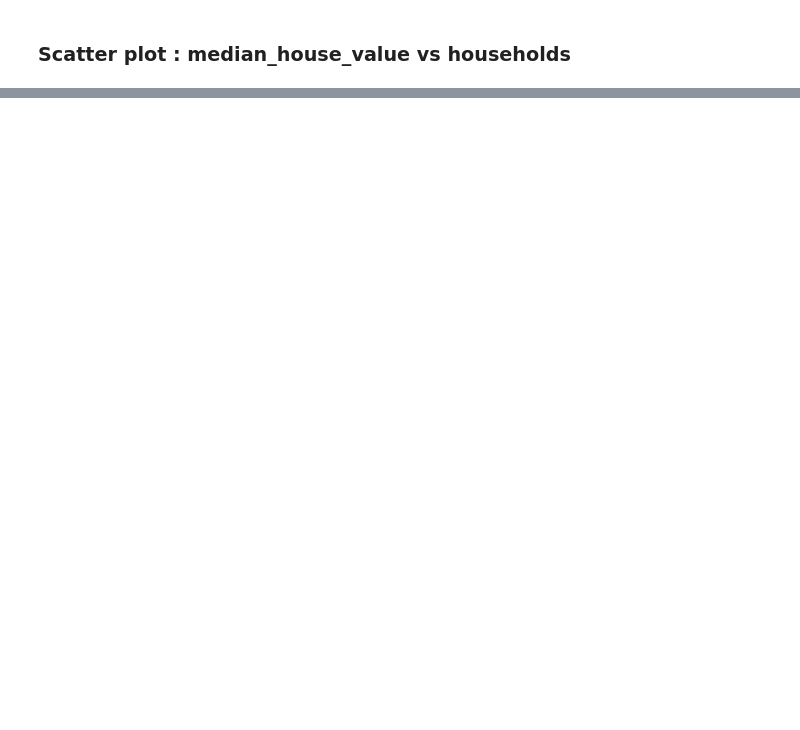
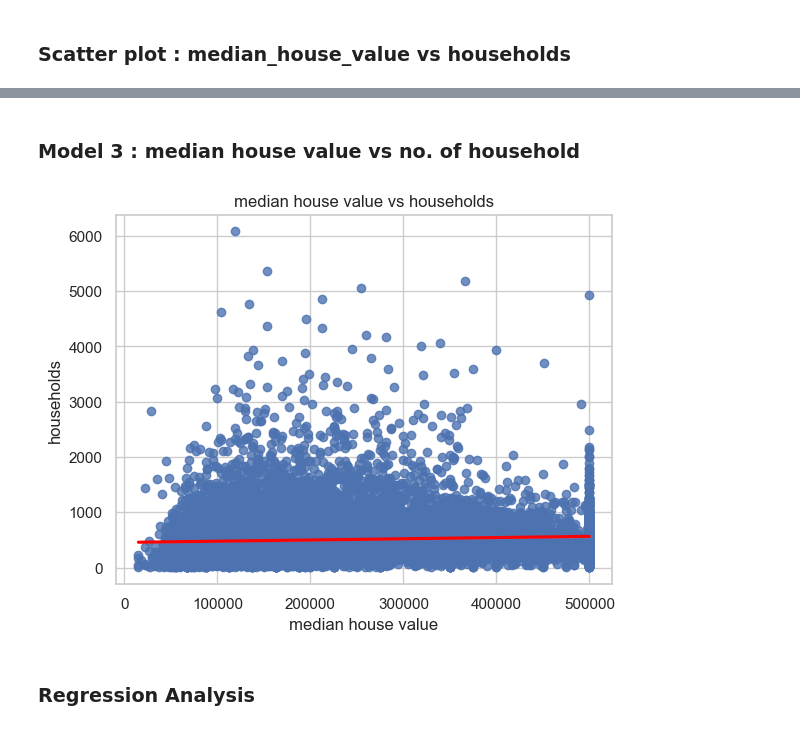
Before and after one commit to sreehariprathap/Univariate-Linear-Regression-on-the-California-Housing-Prices-Dataset, a Jupyter notebook: Sreehari_prathap_CSCN8010_Section#2_Lab1.ipynb, the cells around one changed output, grey strips where cells are left out. Drawn from its saved outputs; the diff is of its cells as text; code cells hidden in the pictures; blank space fills up the shorter version.

```diff
--- a/Sreehari_prathap_CSCN8010_Section#2_Lab1.ipynb
+++ b/Sreehari_prathap_CSCN8010_Section#2_Lab1.ipynb
@@ -103,0 +164,13 @@ plt.show()
+# %% [markdown]
+### **Model 3** : median house value vs no. of household
+# %%
+# 3. median house value vs no. of households
+sns.regplot(x='median_house_value', y='households', data=df, line_kws={"color": "red"})
+plt.title('median house value vs households')
+plt.xlabel('median house value')
+plt.ylabel('households')
+plt.show()
+# %% [output]
+[figure, added]
+# %% [markdown]
+### Regression Analysis
```
Also changed, not shown: parts of 15 cells of this notebook.
